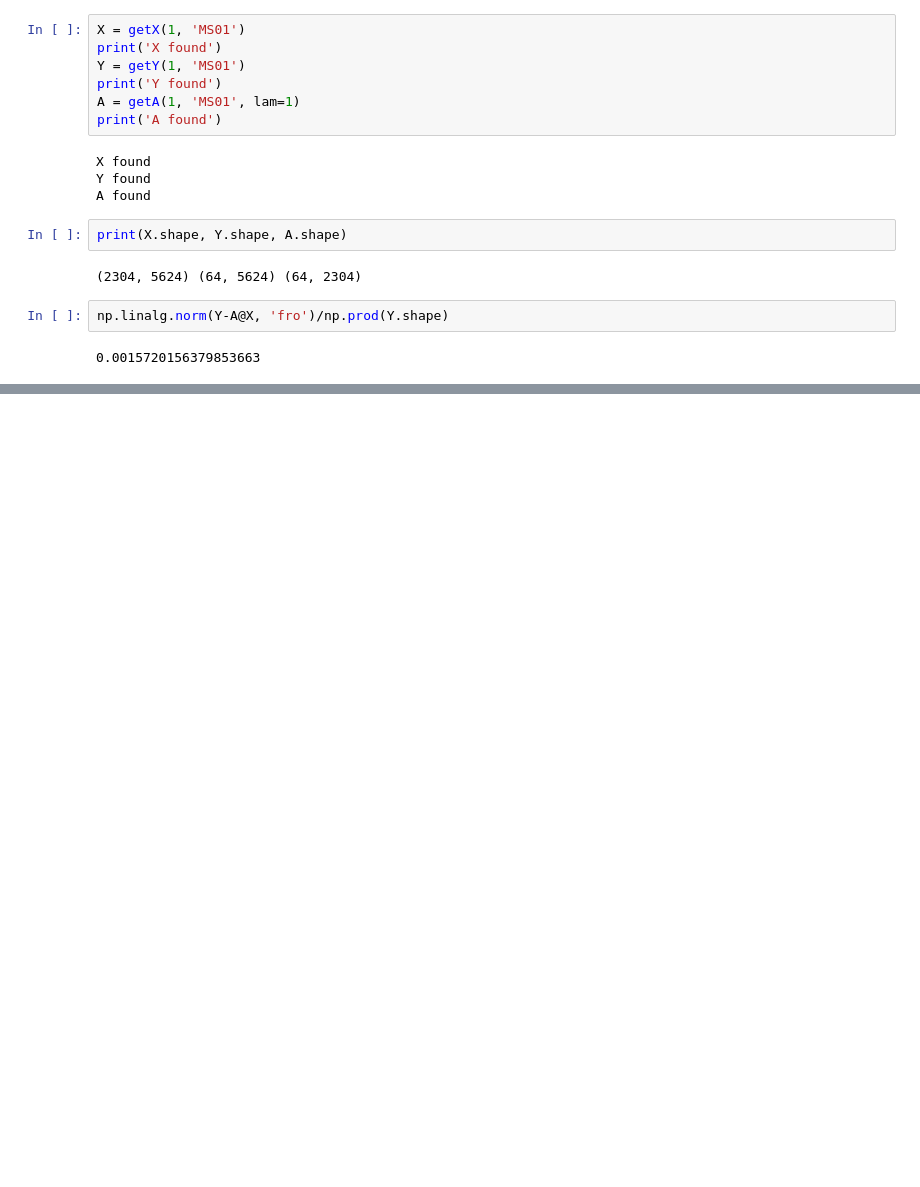
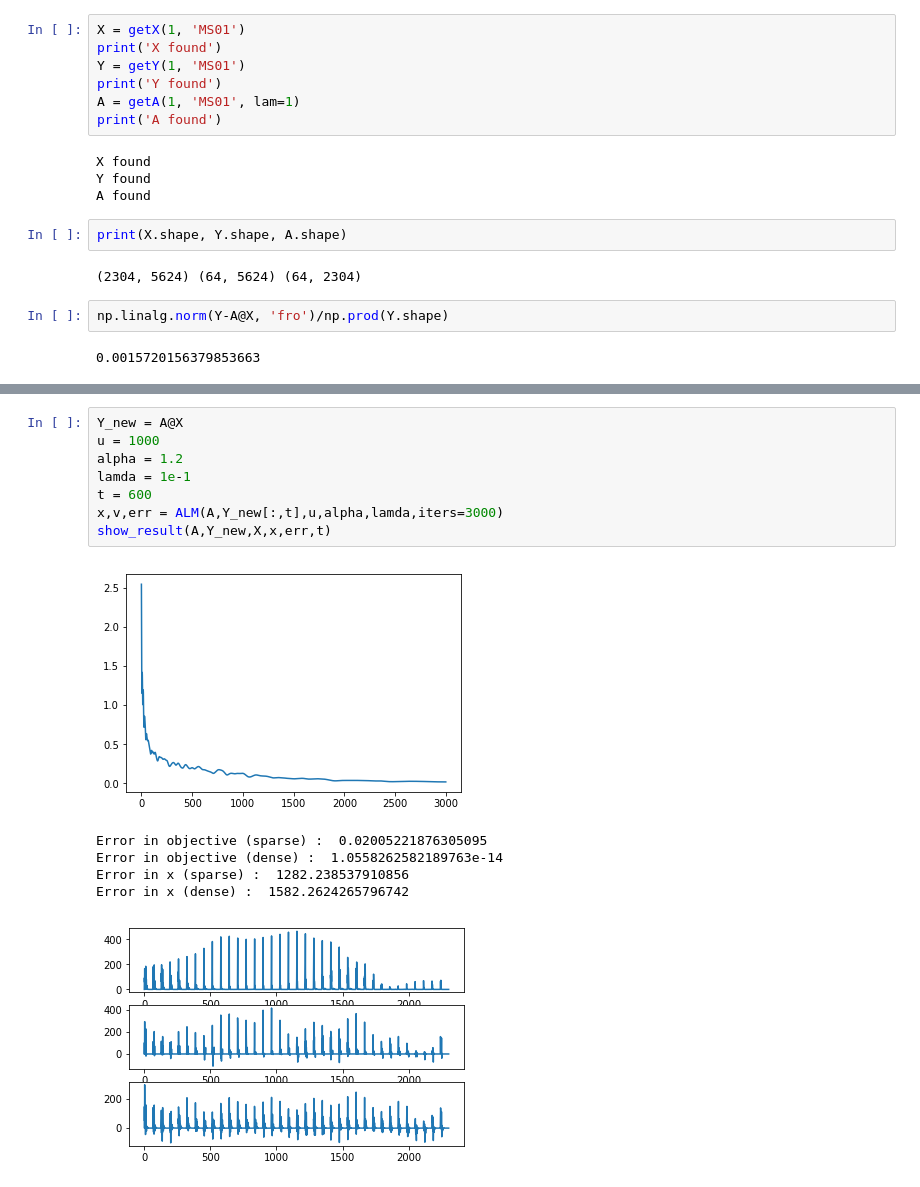
Before and after one commit to adityasinha379/Sparse-Recovery-of-Heard-Speech-Spectrogram, a Jupyter notebook: Project_as5624_vsr2119.ipynb, the cells around one changed output, grey strips where cells are left out. Cells and saved outputs as stored; diff of their text form; blank space fills up the shorter version.

```diff
--- a/Project_as5624_vsr2119.ipynb
+++ b/Project_as5624_vsr2119.ipynb
@@ -91,0 +55,15 @@ plt.show()
+# %%
+Y_new = A@X
+u = 1000
+alpha = 1.2
+lamda = 1e-1
+t = 600
+x,v,err = ALM(A,Y_new[:,t],u,alpha,lamda,iters=3000)
+show_result(A,Y_new,X,x,err,t)
+# %% [output]
+[figure, added]
+Error in objective (sparse) :  0.02005221876305095
+Error in objective (dense) :  1.0558262582189763e-14
+Error in x (sparse) :  1282.238537910856
+Error in x (dense) :  1582.2624265796742
+[figure, added]
```
Also changed, not shown: parts of 9 cells of this notebook, 2 other files.
